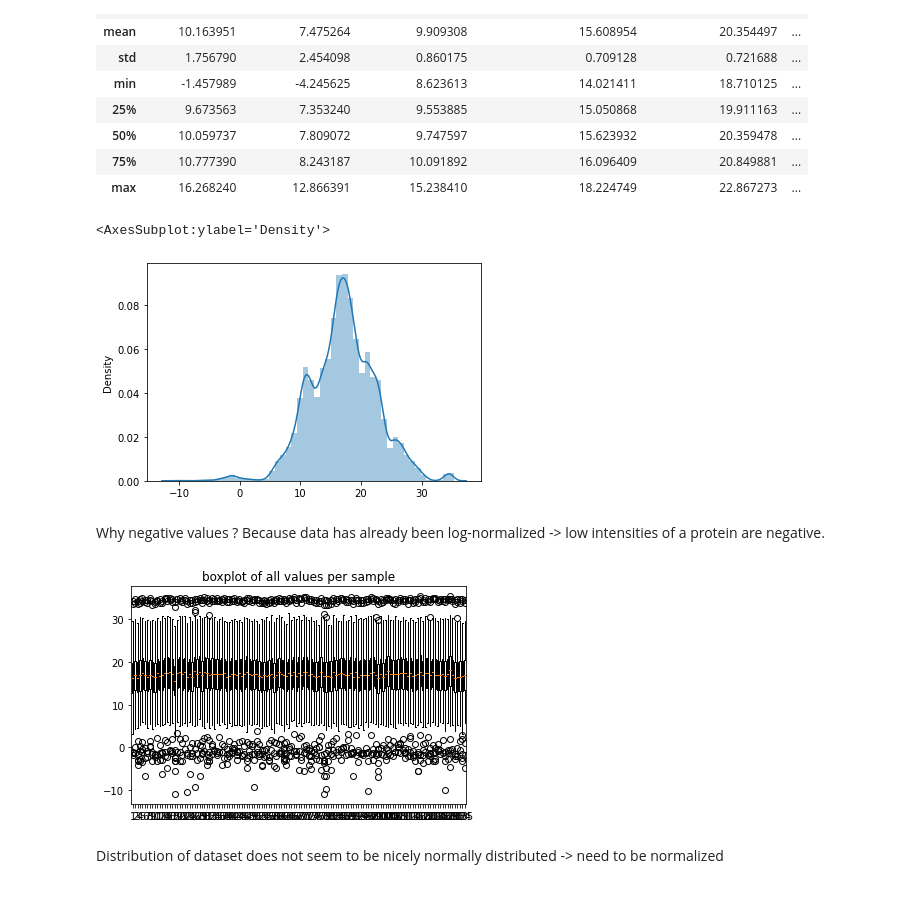
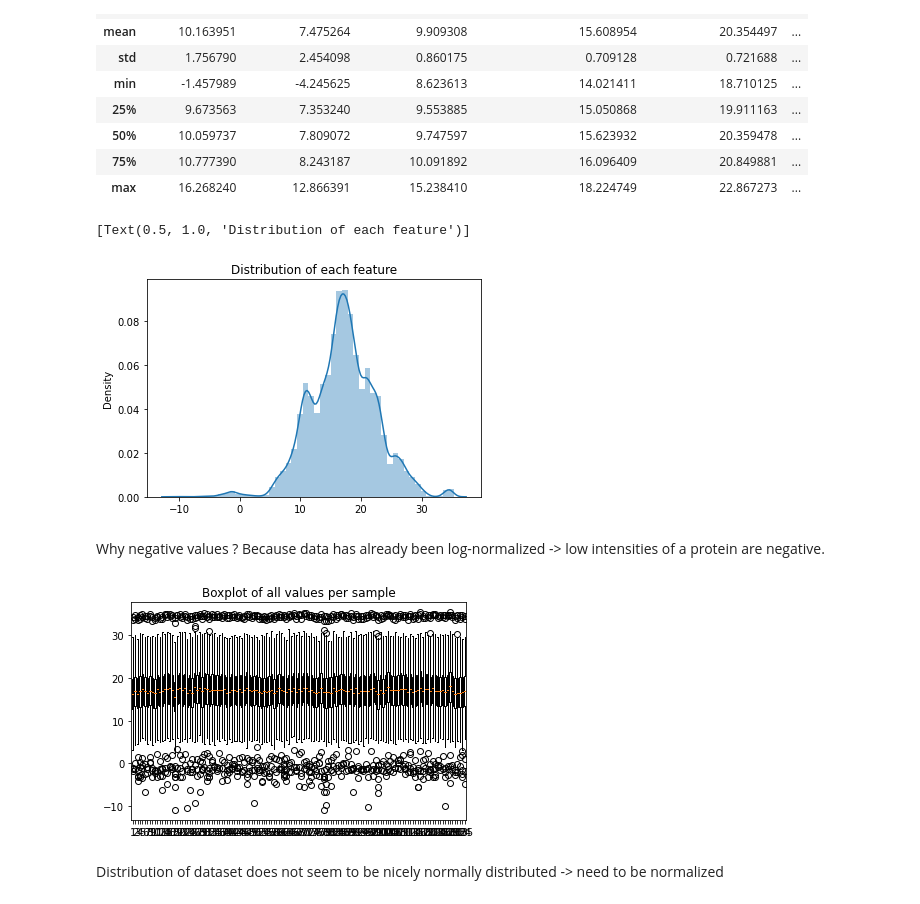
Before and after one commit to MartinMichaux/Predicting-Alzheimer-disease-Classification-Regression-Timeseries-Forecasting, a Jupyter notebook: classification/preprocessing.ipynb, the cells around one changed output. Drawn from its saved outputs; the diff is of its cells as text; code cells hidden in the pictures.

```diff
--- a/classification/preprocessing.ipynb
+++ b/classification/preprocessing.ipynb
@@ -47,19 +47,19 @@ data.describe()
 | max | 16.268240 | 12.866391 | 15.238410 | 18.224749 | 22.867273 | ... |
 # %%
 #check dataset distribution
-sns.distplot(data)
+sns.distplot(data).set(title='Distribution of each feature')
 # %% [output]
-<AxesSubplot:ylabel='Density'>
+[Text(0.5, 1.0, 'Distribution of each feature')]
-[figure, old version]
+[figure, new version]
 # %% [markdown]
 Why negative values ? Because data has already been log-normalized -> low intensities of a protein are negative.
 # %%
 #plot each sample boxplot
 plt.boxplot(data.transpose())
-plt.title('boxplot of all values per sample')
+plt.title('Boxplot of all values per sample')
 plt.show()
 # %% [output]
-[figure, old version]
+[figure, new version]
 # %% [markdown]
 Distribution of dataset does not seem to be nicely normally distributed -> need to be normalized
 # %% [markdown]
```
Also changed, not shown: parts of 5 cells of this notebook, 37 other files.
